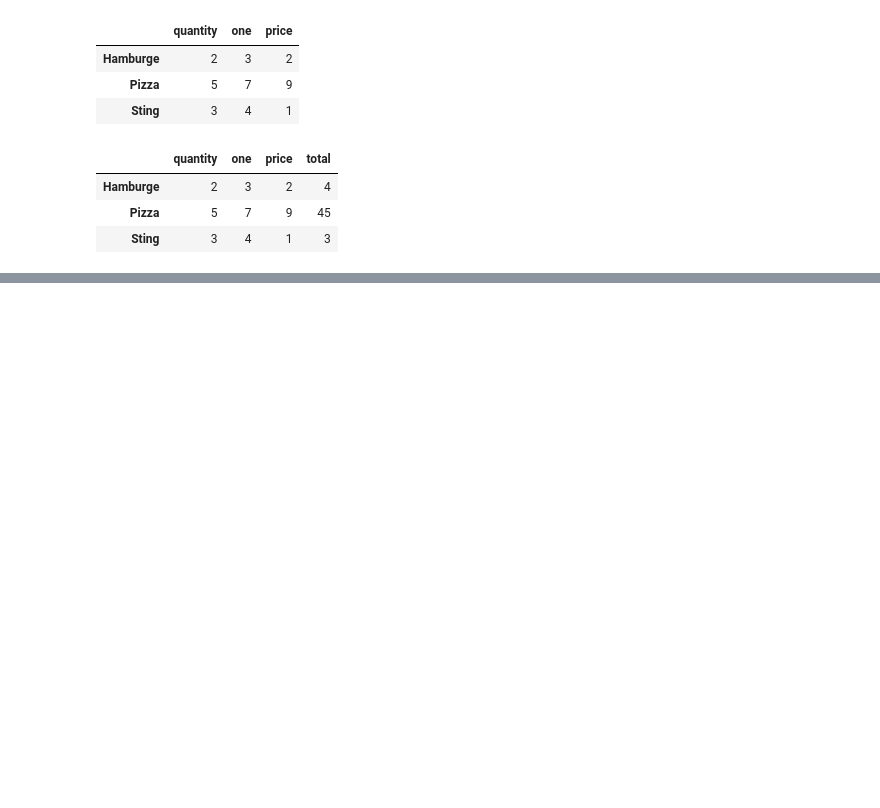
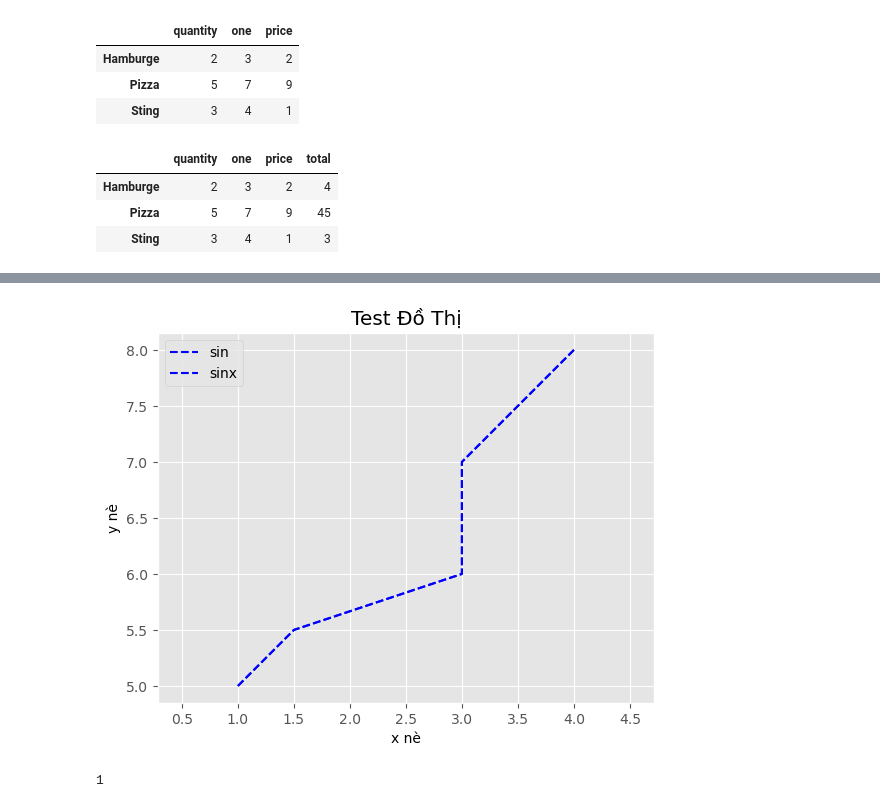
Before and after one commit to PHAMTIEN04/Learn-Python, a Jupyter notebook: AI/Data Science/Test.ipynb, the cells around one changed output, grey strips where cells are left out. Saved outputs shown, nothing was run; the diff lists cells and outputs as text; code cells hidden in the pictures; blank space fills up the shorter version.

```diff
--- a/AI/Data Science/Test.ipynb
+++ b/AI/Data Science/Test.ipynb
@@ -415,0 +447,22 @@ df
+# %%
+x = [1,1.5,3,3,4]
+y = [5,5.5,6,7,8]
+
+plt.title("Test Đồ Thị")
+plt.xlabel("x nè")
+plt.ylabel("y nè")
+# plt.xlim([0,5])
+# plt.ylim([1,9])
+plt.axis([0,4,1,9])
+plt.axis("equal")
+plt.plot(x,y,color ='blue',linestyle = "dashed",label = 'sin');
+plt.plot(x,y,color ='blue',linestyle = "dashed",label = 'sinx');
+plt.legend();
+# %% [output]
+[figure, added]
+# %%
+np.random.randint(1,3)
+# x = np.random.RandomState()
+# x.randn(100)
+# %% [output]
+1
```
Also changed, not shown: parts of 6 cells of this notebook, 6 other files.
